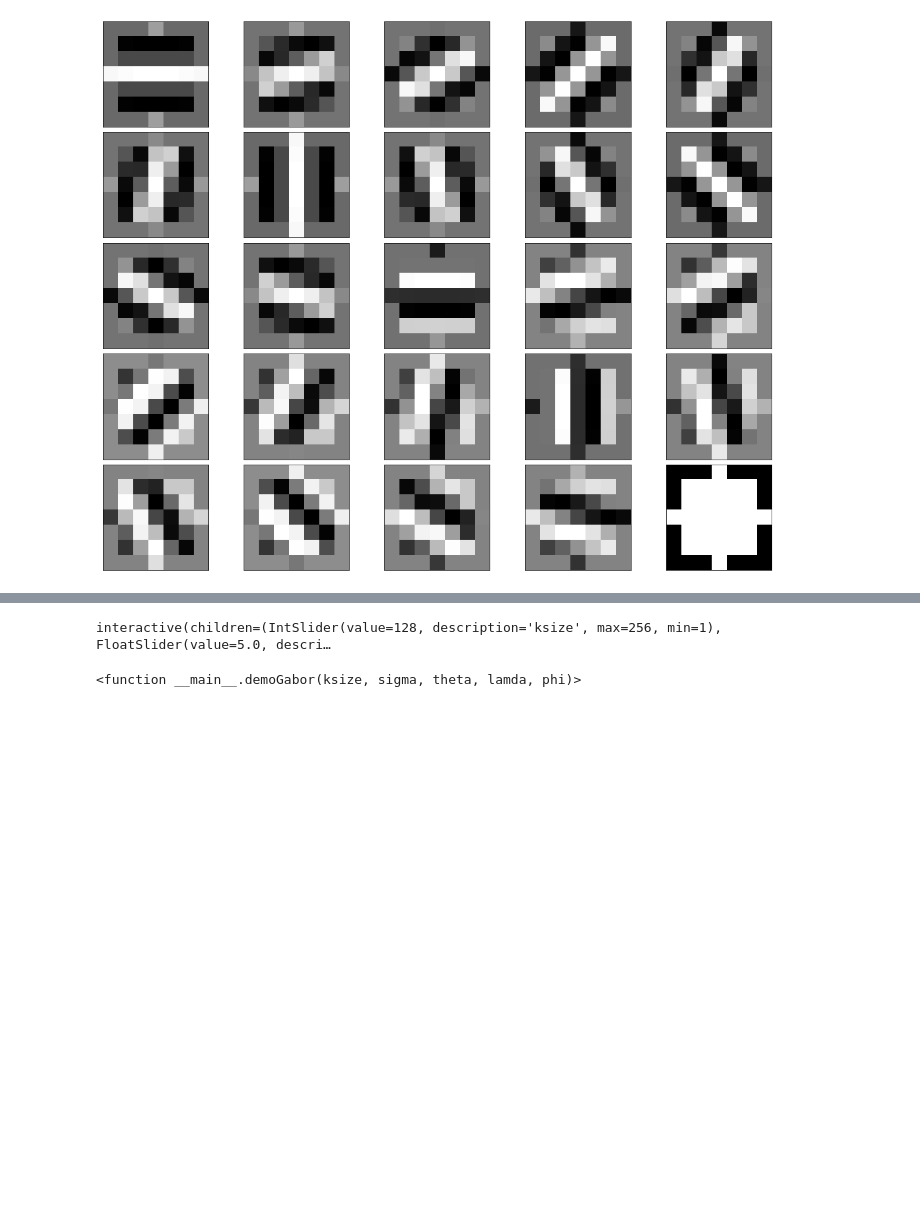
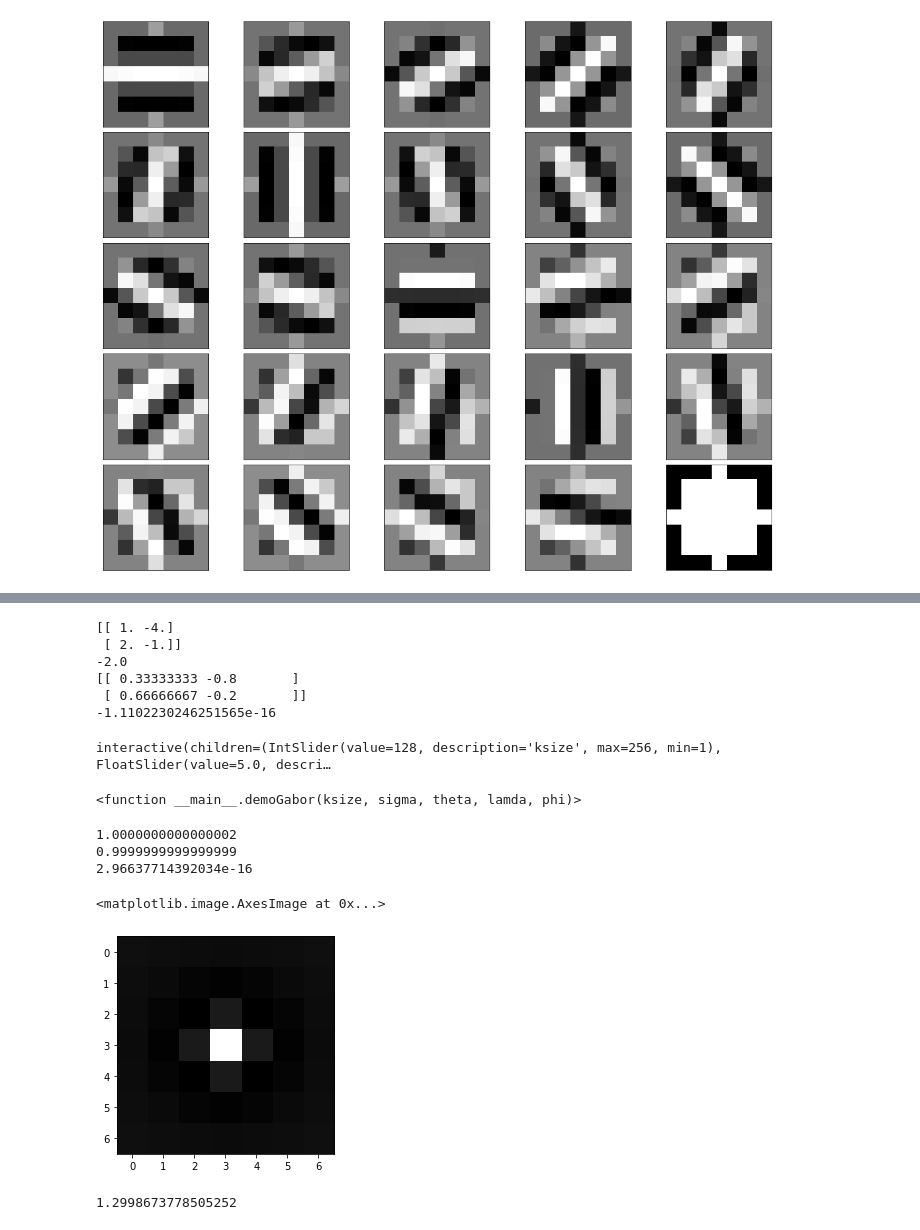
Before and after one commit to sauravgarg540/hGRU, a Jupyter notebook: gabor_filter_generator.ipynb, the cells around one changed output, grey strips where cells are left out. Drawn from its saved outputs; the diff is of its cells as text; code cells hidden in the pictures; blank space fills up the shorter version.

```diff
--- a/gabor_filter_generator.ipynb
+++ b/gabor_filter_generator.ipynb
@@ -54 +72,29 @@ for j in range(3):  # Loop over the number of samples we want to plot\n",
+# %%
+test = np.array([[1.0,-4.0], [2.0,-1.0]])
+sum_positive = 0
+sum_negative = 0
+for i, row in enumerate(test):
+    for j, col_el in enumerate(row):
+        if col_el>= 0 :
+            sum_positive += col_el
+        else:
+            sum_negative -= col_el
+print(test)
+print(np.sum(test))
+for i, row in enumerate(test):
+    for j, col_el in enumerate(row):
+        if col_el>= 0 :
+            test[i,j] = col_el/sum_positive
+        else:
+            test[i,j] = col_el/sum_negative
+
+print(test)
+print(np.sum(test))
+# %% [output]
+[[ 1. -4.]
+ [ 2. -1.]]
+-2.0
+[[ 0.33333333 -0.8       ]
+ [ 0.66666667 -0.2       ]]
+-1.1102230246251565e-16
 # %%
@@ -70,3 +136,29 @@ interact(demoGabor, ksize = (1,256,1), sigma = (0,10,0.5), theta = (0,np.pi,np.p
 # %% [output]
 interactive(children=(IntSlider(value=128, description='ksize', max=256, min=1), FloatSlider(value=5.0, descri…
 <function __main__.demoGabor(ksize, sigma, theta, lamda, phi)>
+# %%
+def gaussian_kernel(dimension_x, dimension_y, sigma_x, sigma_y):
+    x = cv2.getGaussianKernel(dimension_x, sigma_x)
+    y = cv2.getGaussianKernel(dimension_y, sigma_y)
+    kernel = x.dot(y.T)
+    return kernel
+g_kernel_small = gaussian_kernel(7, 7, 0.5, 0.5)
+g_kernel_big = gaussian_kernel(7, 7, 1.5, 1.5)
+print(np.sum(g_kernel_small))
+# g_kernel_big = g_kernel_big/np.sum(g_kernel_big)
+print(np.sum(g_kernel_big))
+DoG =g_kernel_small-g_kernel_big
+print(np.sum(DoG))
+plt.imshow(DoG)
+# print(DoG)
+# print(g_kernel_small)
+# %% [output]
+1.0000000000000002
+0.9999999999999999
+2.96637714392034e-16
+<matplotlib.image.AxesImage at 0x...>
+[figure, added]
+# %%
+np.sqrt(1.6896552)
+# %% [output]
+1.2998673778505252
```
Also changed, not shown: parts of 5 cells of this notebook, 4 other files.
